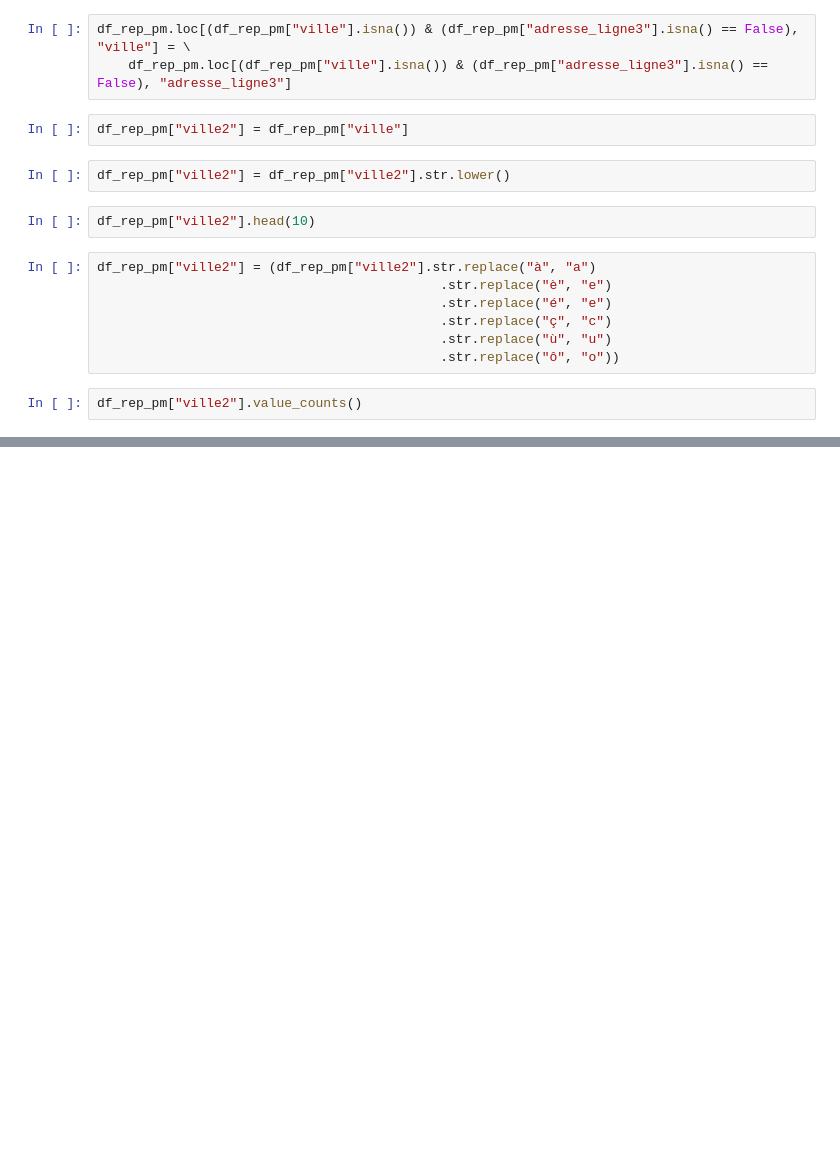
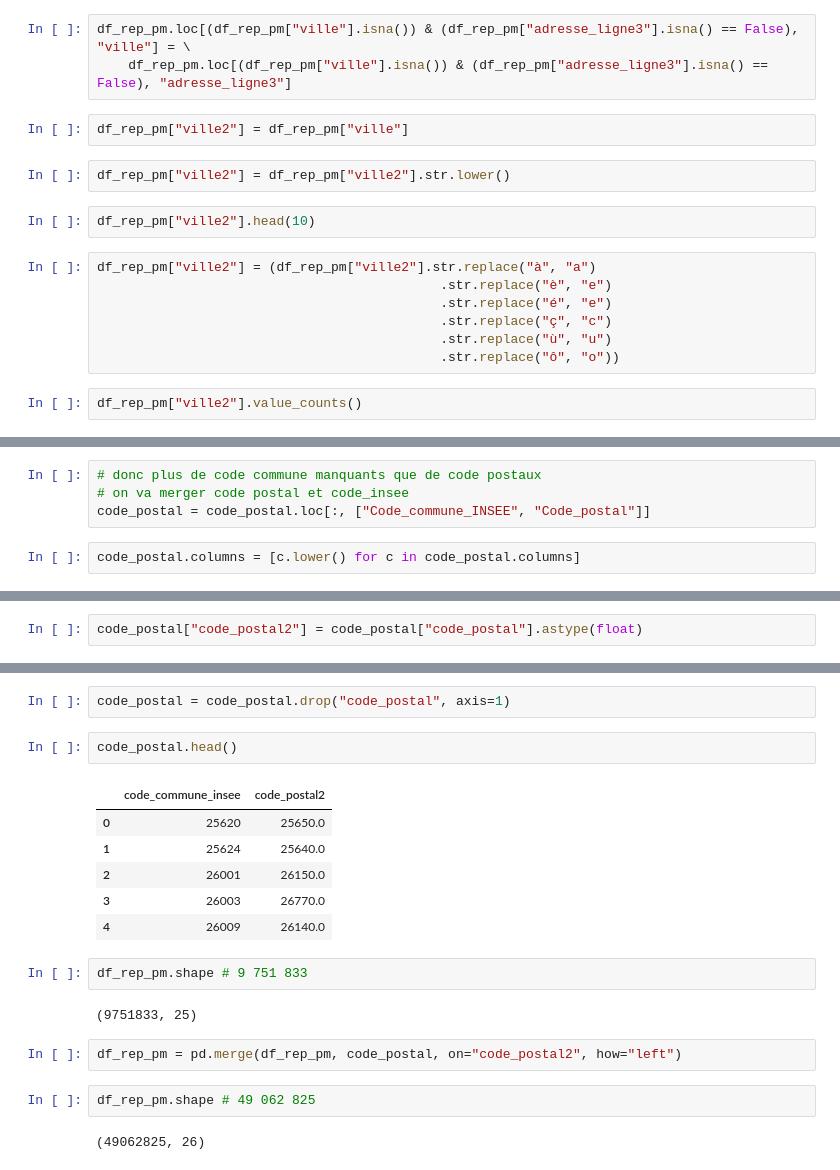
Before and after one commit to raphaeleadjerad/data_inpi, a Jupyter notebook: code/construction_table_societes_representants.ipynb, the cells around one changed output, grey strips where cells are left out. Saved outputs shown, nothing was run; the diff lists cells and outputs as text; blank space fills up the shorter version.

```diff
--- a/code/construction_table_societes_representants.ipynb
+++ b/code/construction_table_societes_representants.ipynb
@@ -135,0 +252,6 @@ with fs.open(FILE_PATH_S3, mode="rb") as file_in:
+# %%
+# donc plus de code commune manquants que de code postaux
+# on va merger code postal et code_insee
+code_postal = code_postal.loc[:, ["Code_commune_INSEE", "Code_postal"]]
+# %%
+code_postal.columns = [c.lower() for c in code_postal.columns]
@@ -135,0 +282,2 @@ with fs.open(FILE_PATH_S3, mode="rb") as file_in:
+# %%
+code_postal["code_postal2"] = code_postal["code_postal"].astype(float)
@@ -135,0 +293,21 @@ with fs.open(FILE_PATH_S3, mode="rb") as file_in:
+# %%
+code_postal = code_postal.drop("code_postal", axis=1)
+# %%
+code_postal.head()
+# %% [output]
+|  | code_commune_insee | code_postal2 |
+| 0 | 25620 | 25650.0 |
+| 1 | 25624 | 25640.0 |
+| 2 | 26001 | 26150.0 |
+| 3 | 26003 | 26770.0 |
+| 4 | 26009 | 26140.0 |
+# %%
+df_rep_pm.shape # 9 751 833
+# %% [output]
+(9751833, 25)
+# %%
+df_rep_pm = pd.merge(df_rep_pm, code_postal, on="code_postal2", how="left")
+# %%
+df_rep_pm.shape # 49 062 825
+# %% [output]
+(49062825, 26)
```
Also changed, not shown: parts of 25 cells of this notebook.
